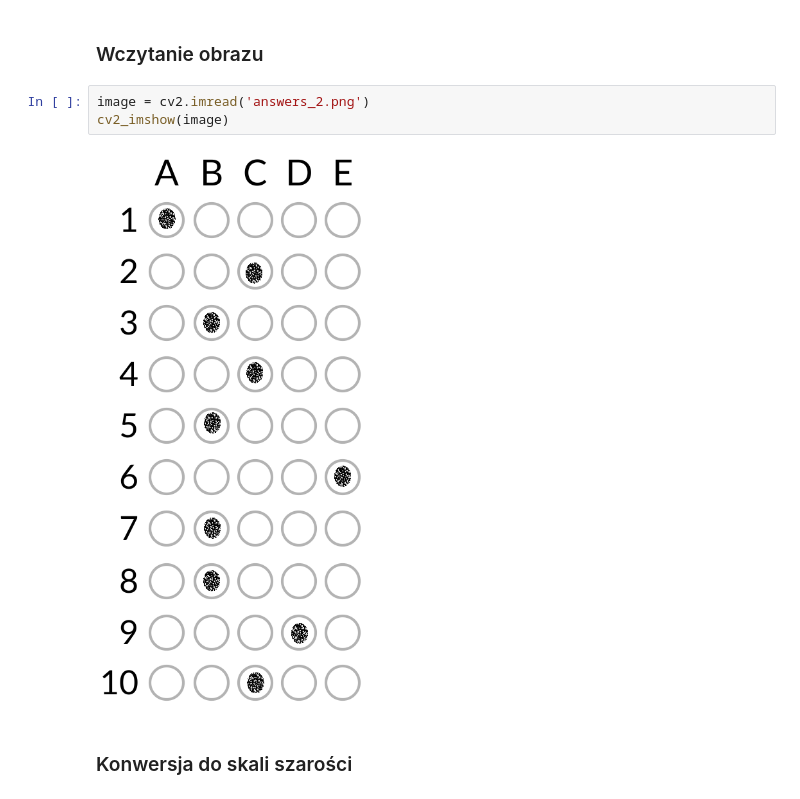
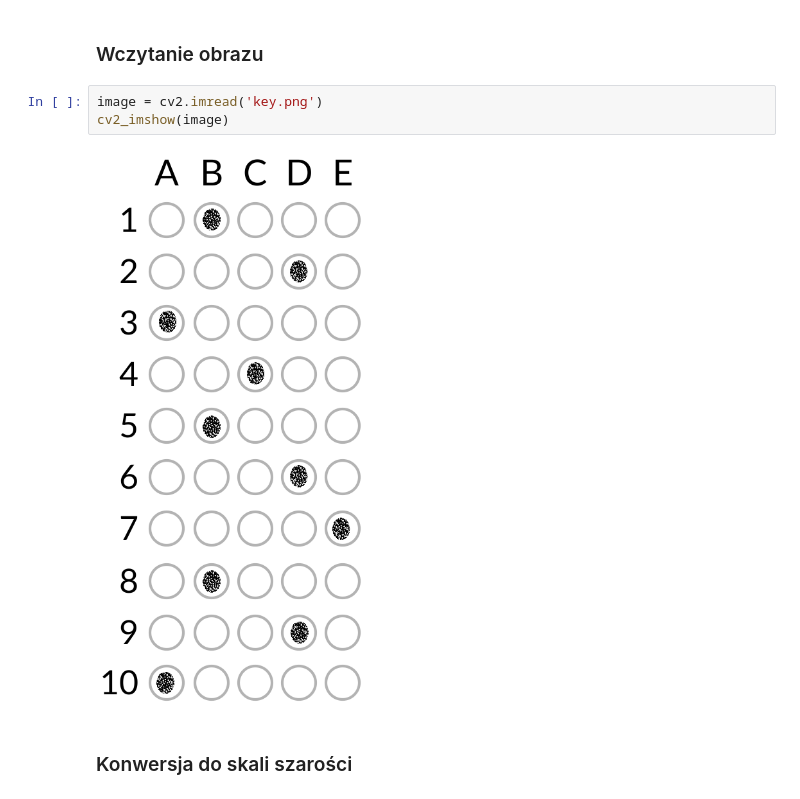
Before and after one commit to krakowiakpawel9/computer-vision-course, a Jupyter notebook: 03_optical-mark-recognition/01_omr.ipynb, the cells around one changed output. Drawn from its saved outputs; the diff is of its cells as text.

```diff
--- a/03_optical-mark-recognition/01_omr.ipynb
+++ b/03_optical-mark-recognition/01_omr.ipynb
@@ -50,10 +50,10 @@ ANSWER_KEY = {0: 1, 1: 3, 2: 0, 3: 2, 4: 1, 5: 3, 6: 4, 7: 1, 8: 3, 9: 0}
 # %% [markdown]
 ### <a name='a1'></a> Wczytanie obrazu
 # %%
-image = cv2.imread('answers_2.png')
+image = cv2.imread('key.png')
 cv2_imshow(image)
 # %% [output]
-[figure, old version]
+[figure, new version]
 # %% [markdown]
 ### <a name='a2'></a> Konwersja do skali szarości
 # %%
```
Also changed, not shown: parts of 15 cells of this notebook.
